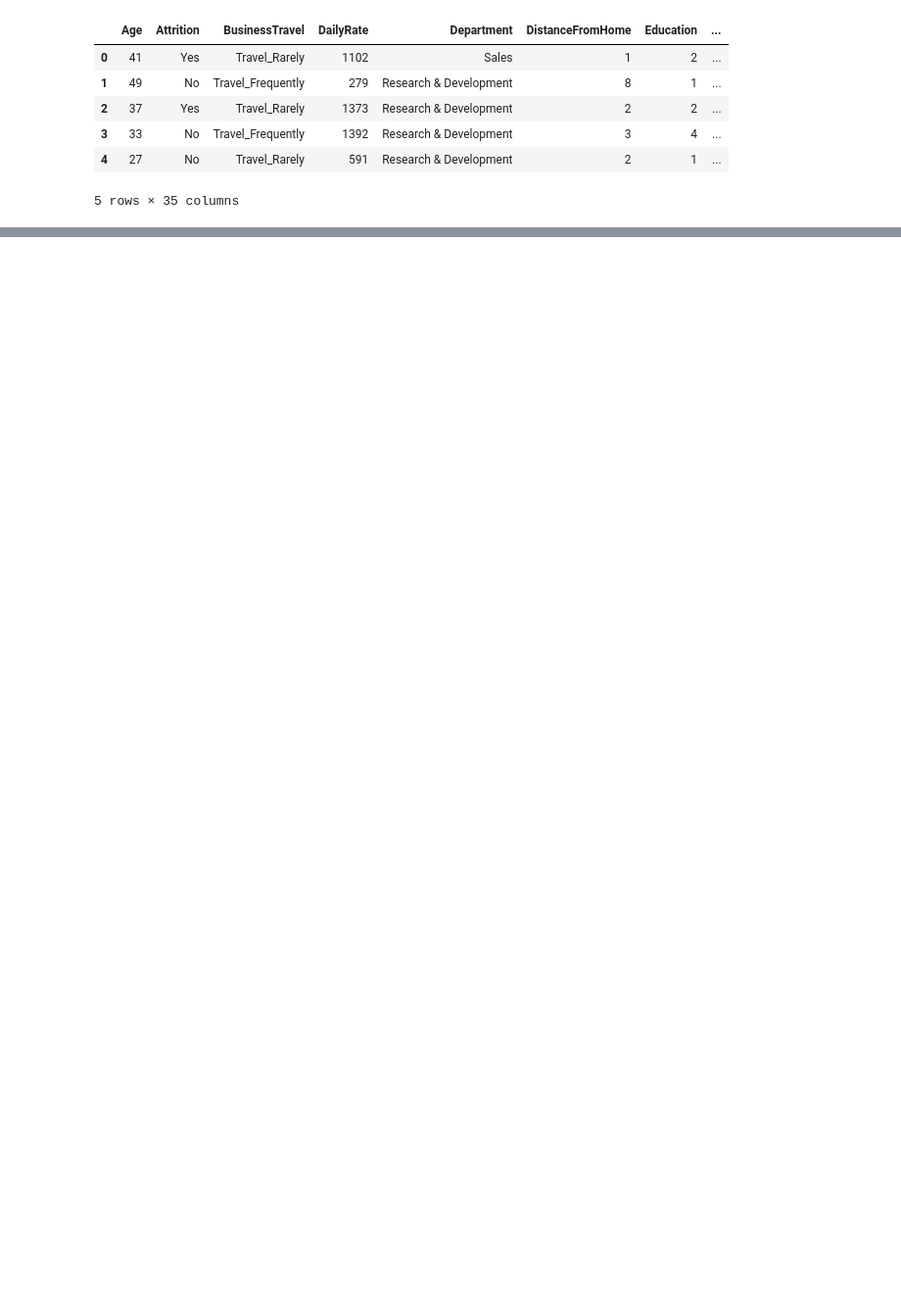
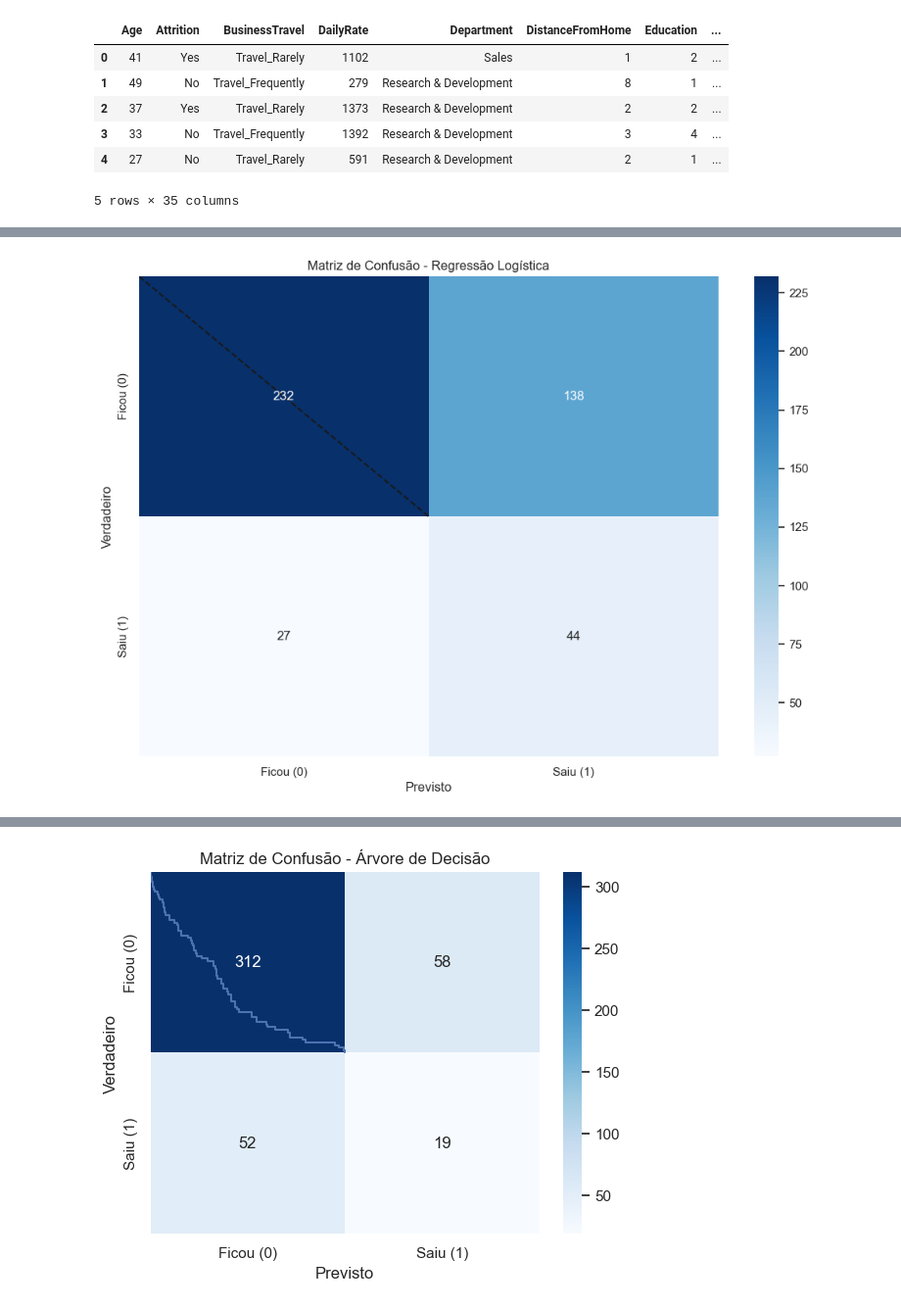
Before and after one commit to GabrielKaring/employee_prediction, a Jupyter notebook: main.ipynb, the cells around one changed output, grey strips where cells are left out. Shown at 98% size. Cells and saved outputs as stored; diff of their text form; code cells hidden in the pictures; blank space fills up the shorter version.

Commit message:
[FEAT] Analise de métricas e dos dados

```diff
--- a/main.ipynb
+++ b/main.ipynb
@@ -159,0 +273,74 @@ weighted avg       0.87      0.84      0.78       441
+# %%
+# 1. Iniciar com uma LISTA VAZIA (em vez de um DataFrame vazio)
+all_metrics = []
+
+# Plot para a Curva ROC
+plt.figure(figsize=(12, 8))
+plt.plot([0, 1], [0, 1], 'k--', label='Linha de Base (Aleatório)')
+
+for model_name, model in models.items():
+    print(f"\n--- AVALIANDO: {model_name} ---")
+
+    # Decidir quais dados usar (escalados ou não)
+    if model_name == 'Regressão Logística':
+        X_test_to_use = X_test_scaled
+    else:
+        X_test_to_use = X_test
+
+    # Previsões
+    y_pred = model.predict(X_test_to_use)
+    y_prob = model.predict_proba(X_test_to_use)[:, 1] # Probabilidade da classe '1'
+
+    # 1. Métricas Principais (Acc, Precision, Recall, F1)
+    accuracy = accuracy_score(y_test, y_pred)
+    roc_auc = roc_auc_score(y_test, y_prob)
+
+    print(f"Acurácia: {accuracy:.4f}")
+    print(f"ROC-AUC: {roc_auc:.4f}")
+
+    # Relatório de Classificação
+    report = classification_report(y_test, y_pred, output_dict=True)
+    print("\nRelatório de Classificação:")
+    print(classification_report(y_test, y_pred))
+
+    # 2. Matriz de Confusão
+    cm = confusion_matrix(y_test, y_pred)
+    sns.heatmap(cm, annot=True, fmt='d', cmap='Blues',
+                xticklabels=['Ficou (0)', 'Saiu (1)'],
+                yticklabels=['Ficou (0)', 'Saiu (1)'])
+    plt.xlabel('Previsto')
+    plt.ylabel('Verdadeiro')
+    plt.title(f'Matriz de Confusão - {model_name}')
+    plt.show()
+
+    # 3. Curva ROC
+    fpr, tpr, _ = roc_curve(y_test, y_prob)
+    plt.plot(fpr, tpr, label=f'{model_name} (AUC = {roc_auc:.3f})')
+
+    # 2. Criar o dicionário de métricas
+    metrics_row = {
+        'Model': model_name,
+        'Accuracy': accuracy,
+        'Precision (1)': report['1']['precision'],
+        'Recall (1)': report['1']['recall'],
+        'F1-Score (1)': report['1']['f1-score'],
+        'ROC-AUC': roc_auc
+    }
+    # 3. Adicionar o DICIONÁRIO à LISTA
+    all_metrics.append(metrics_row)
+
+# Finalizar o gráfico da Curva ROC
+plt.xlabel('Taxa de Falsos Positivos (FPR)')
+plt.ylabel('Taxa de Verdadeiros Positivos (TPR)')
+plt.title('Curva ROC Comparativa')
+plt.legend()
+plt.grid(True)
+plt.show()
+
+# --- Comparação dos Modelos ---
+# 4. Criar o DataFrame DE UMA SÓ VEZ, DEPOIS do loop
+evaluation_df = pd.DataFrame(all_metrics)
+
+print("\n--- TABELA COMPARATIVA DE MÉTRICAS (Foco na Classe 1: 'Saiu') ---")
+print(evaluation_df.sort_values(by='ROC-AUC', ascending=False))
+# %% [output]
@@ -159,0 +360 @@ weighted avg       0.87      0.84      0.78       441
+[figure, added]
@@ -159,0 +374 @@ weighted avg       0.87      0.84      0.78       441
+[figure, added]
```
Also changed, not shown: parts of 22 cells of this notebook.
